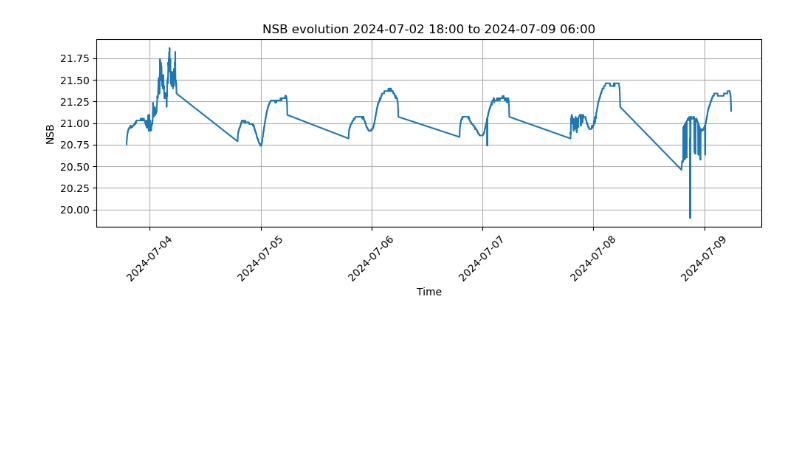
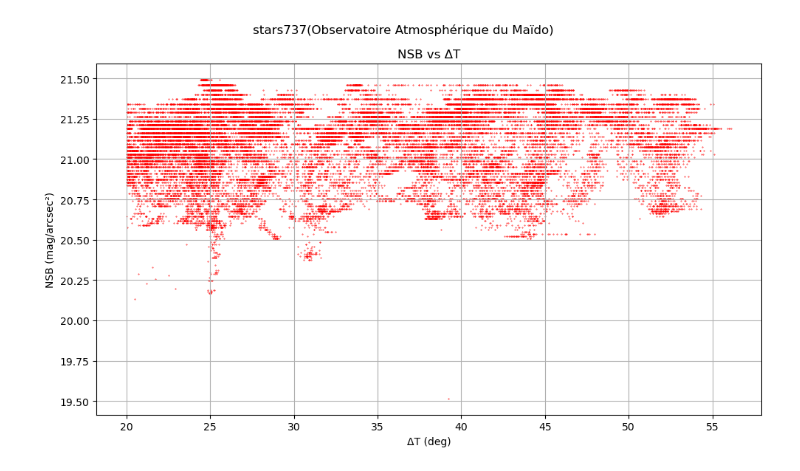
Before and after one commit to Andorajaonari/pollution_lumineuse, a Jupyter notebook: Data_Visualisation.ipynb, the cells around one changed output. Cells and saved outputs as stored; diff of their text form; code cells hidden in the pictures; blank space fills up the shorter version.

```diff
--- a/Data_Visualisation.ipynb
+++ b/Data_Visualisation.ipynb
@@ -23,0 +77,12 @@ df = df.set_index('LOC_DATE')
+# %%
+seuil_illumination = 0.05  # Pourcentage d'illumination max (5%)
+seuil_altitude_lune = 0  # Altitude max de la lune (0 pour sous l'horizon)
+seuil_b_zen = 20
+seuil_dt = 20
+
+night_clear = night[
+    (night['ILLUMOON'] < seuil_illumination) &
+    (night['ALT_MOON'] < seuil_altitude_lune) &
+#    (np.abs(night['B_ZEN']) > seuil_b_zen) &
+    (night['dt'] > seuil_dt)
+].copy()
@@ -24 +120,17 @@ df = df.set_index('LOC_DATE')
+# %%
+dt = night_clear['T_AMB'] - night_clear['T_SKY']
+# %%
+plt.figure(figsize=(10, 6))
+
+plt.scatter(dt, night_clear['NSB'], marker='.', s=0.5, color ='red')
+
+plt.suptitle('stars737(Observatoire Atmosphérique du Maïdo)')
+plt.title(u'NSB vs ΔT')
+plt.xlabel(u'ΔT (deg)')
+plt.ylabel("NSB (mag/arcsec²)")
+plt.grid(True)
+plt.tight_layout()
+plt.show()
+# %% [output]
+[figure, added]
 # %%
@@ -31,14 +141,0 @@ night = period[period['ALT_SUN'] <= -16].copy()
-# %%
-#Visualisation en considerant que la nuit correspont a une elevation du Soleil < -6
-
-plt.figure(figsize=(10, 4))
-plt.plot(night.index, night['NSB'])
-plt.title(f"NSB evolution {start} to {end}")
-plt.xlabel("Time")
-plt.ylabel("NSB")
-plt.xticks(rotation=45)
-plt.grid(True)
-plt.tight_layout()
-plt.show()
-# %% [output]
-[figure, removed]
```
Also changed, not shown: parts of 26 cells of this notebook.
